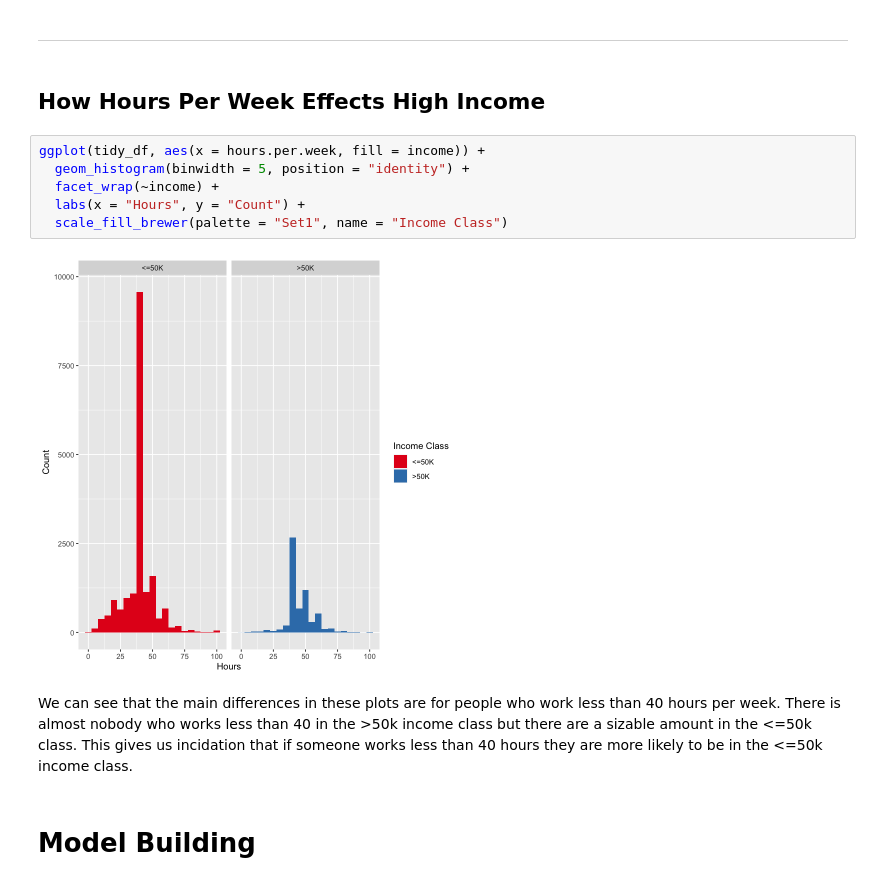
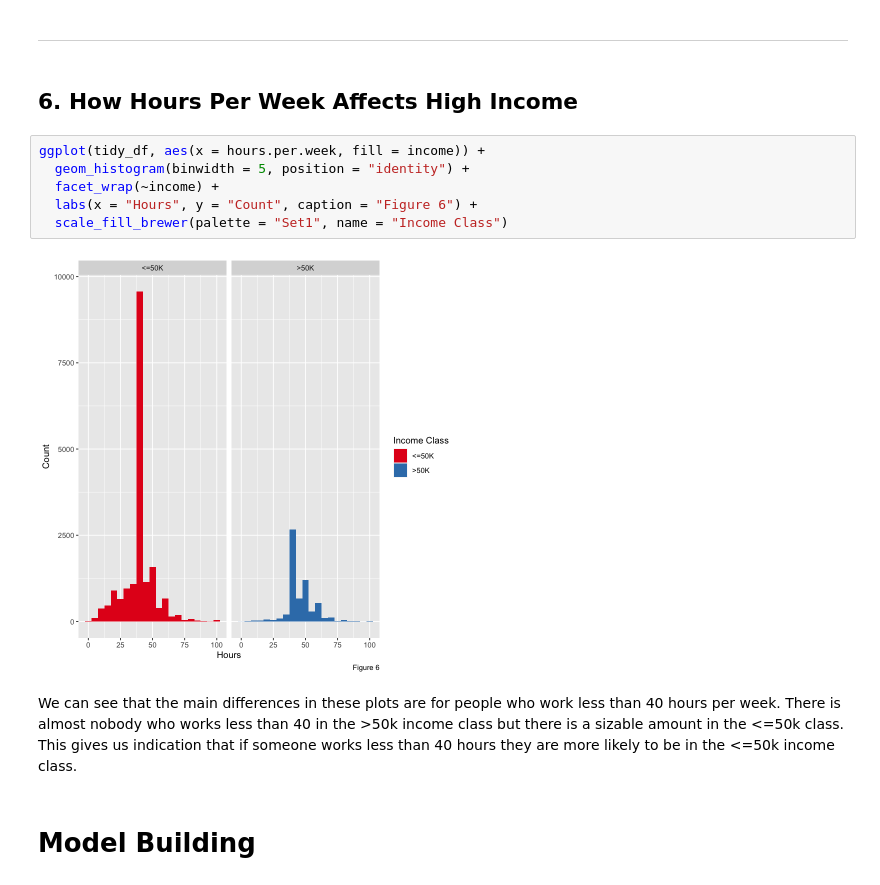
Before and after one commit to calvingdu/dsci100-003-23, a Jupyter notebook: src/project/project.ipynb, the cells around one changed output. Saved outputs shown, nothing was run; the diff lists cells and outputs as text.

```diff
--- a/src/project/project.ipynb
+++ b/src/project/project.ipynb
@@ -273,17 +293,17 @@ This histogram shows that individuals with higher capital gains are more prevale
 # %% [markdown]
 ----
 # %% [markdown]
-## How Hours Per Week Effects High Income
+## 6. How Hours Per Week Affects High Income
 # %%
 ggplot(tidy_df, aes(x = hours.per.week, fill = income)) +
   geom_histogram(binwidth = 5, position = "identity") +
   facet_wrap(~income) +
-  labs(x = "Hours", y = "Count") +
+  labs(x = "Hours", y = "Count", caption = "Figure 6") +
   scale_fill_brewer(palette = "Set1", name = "Income Class")
 # %% [output]
-[figure, old version]
+[figure, new version]
 # %% [markdown]
-We can see that the main differences in these plots are for people who work less than 40 hours per week. There is almost nobody who works less than 40 in the >50k income class but there are a sizable amount in the <=50k class. This gives us incidation that if someone works less than 40 hours they are more likely to be in the <=50k income class.
+We can see that the main differences in these plots are for people who work less than 40 hours per week. There is almost nobody who works less than 40 in the >50k income class but there is a sizable amount in the <=50k class. This gives us indication that if someone works less than 40 hours they are more likely to be in the <=50k income class.
 # %% [markdown]
 # Model Building
 # %%
```
Also changed, not shown: parts of 39 cells of this notebook, 1 other file.
